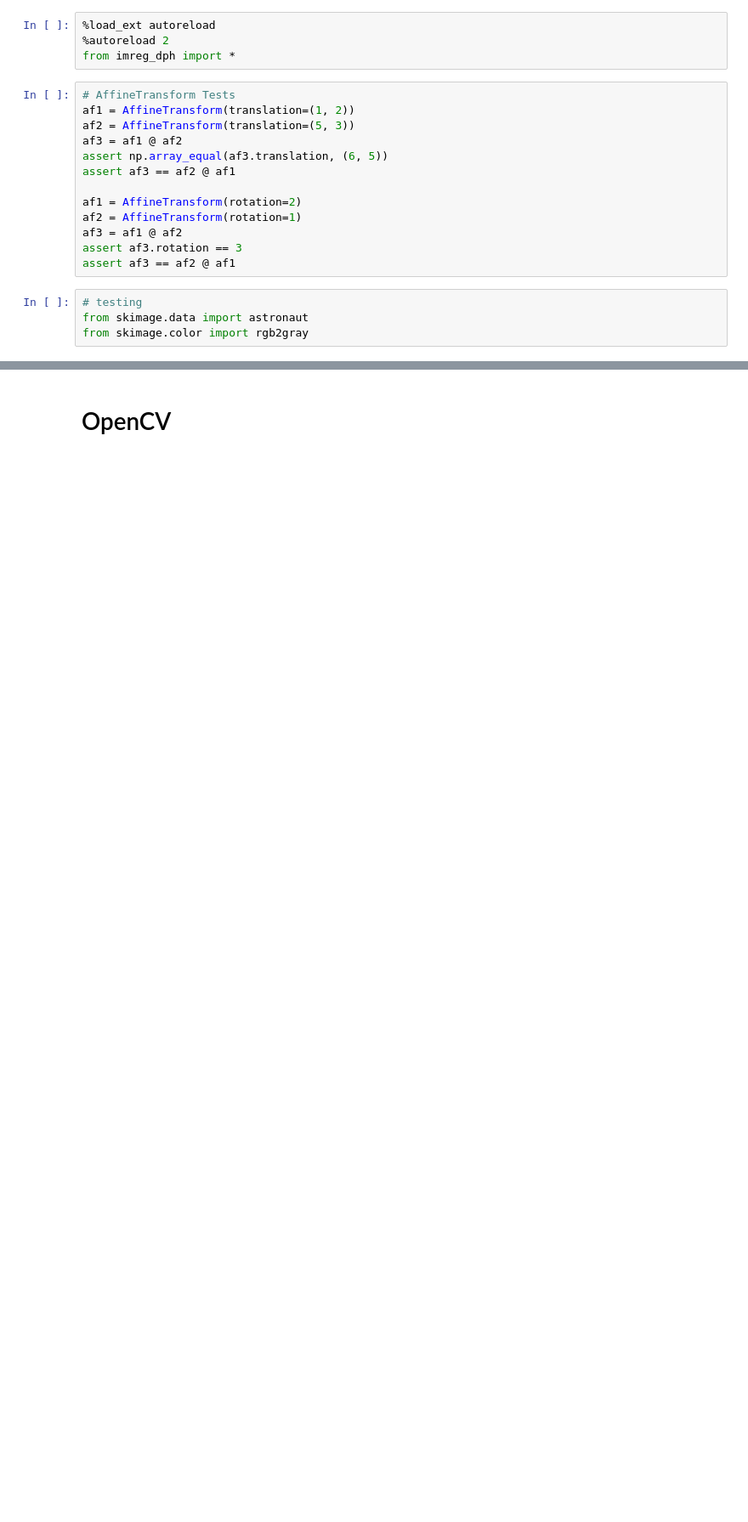
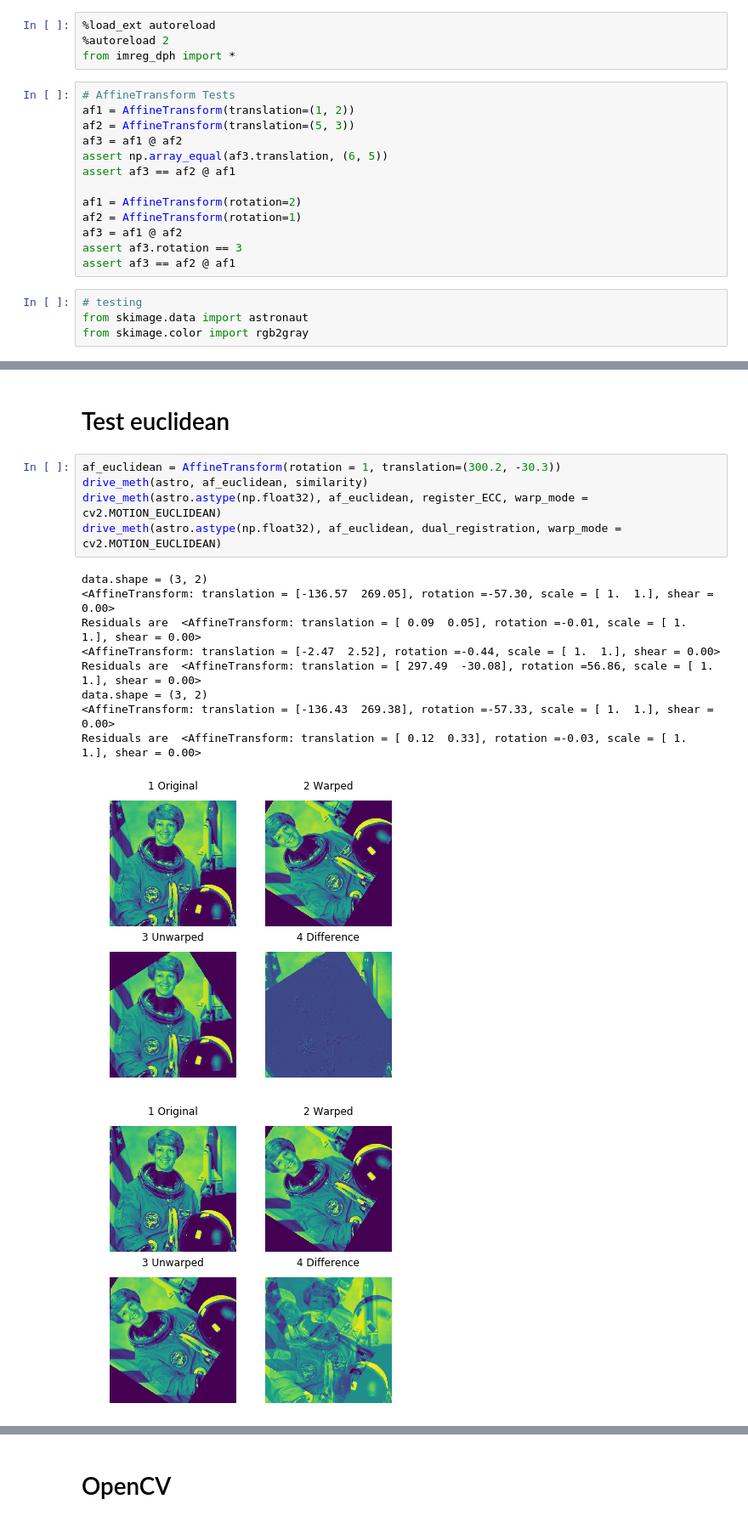
Before and after one commit to janelia-cellmap/FIB-SEM-Aligner, a Jupyter notebook: FIB-SEM Registration Dev.ipynb, the cells around one changed output, grey strips where cells are left out. Shown at 85% size. Drawn from its saved outputs; the diff is of its cells as text; blank space fills up the shorter version.

```diff
--- a/FIB-SEM Registration Dev.ipynb
+++ b/FIB-SEM Registration Dev.ipynb
@@ -83,0 +95,18 @@ def register_translation(im0, im1, upsample_factor=100):
+# %% [markdown]
+# Test euclidean
+# %%
+af_euclidean = AffineTransform(rotation = 1, translation=(300.2, -30.3))
+drive_meth(astro, af_euclidean, similarity)
+drive_meth(astro.astype(np.float32), af_euclidean, register_ECC, warp_mode = cv2.MOTION_EUCLIDEAN)
+drive_meth(astro.astype(np.float32), af_euclidean, dual_registration, warp_mode = cv2.MOTION_EUCLIDEAN)
+# %% [output]
+data.shape = (3, 2)
+<AffineTransform: translation = [-136.57  269.05], rotation =-57.30, scale = [ 1.  1.], shear = 0.00>
+Residuals are  <AffineTransform: translation = [ 0.09  0.05], rotation =-0.01, scale = [ 1.  1.], shear = 0.00>
+<AffineTransform: translation = [-2.47  2.52], rotation =-0.44, scale = [ 1.  1.], shear = 0.00>
+Residuals are  <AffineTransform: translation = [ 297.49  -30.08], rotation =56.86, scale = [ 1.  1.], shear = 0.00>
+data.shape = (3, 2)
+<AffineTransform: translation = [-136.43  269.38], rotation =-57.33, scale = [ 1.  1.], shear = 0.00>
+Residuals are  <AffineTransform: translation = [ 0.12  0.33], rotation =-0.03, scale = [ 1.  1.], shear = 0.00>
+[figure, added]
+[figure, added]
```
Also changed, not shown: parts of 34 cells of this notebook, 1 other file.
